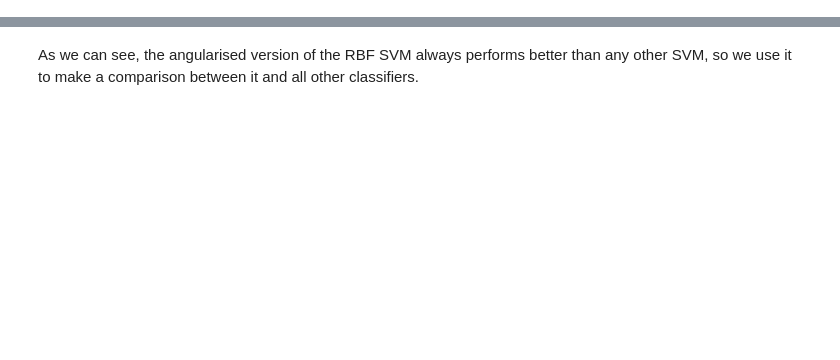
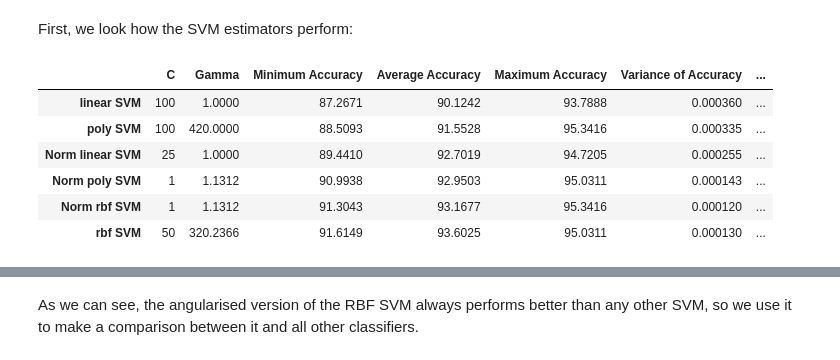
Before and after one commit to jgurakuqi/slt-based-spam-filters, a Jupyter notebook: main.ipynb, the cells around one changed output, grey strips where cells are left out. Cells and saved outputs as stored; diff of their text form; code cells hidden in the pictures; blank space fills up the shorter version.

```diff
--- a/main.ipynb
+++ b/main.ipynb
@@ -119,0 +73,57 @@ Intel(R) Extension for Scikit-learn* enabled (https://github.com/intel/scikit-le
+# %% [markdown]
+First, we look how the SVM estimators perform:
+# %%
+min_accuracy = []
+avg_accuracy = []
+max_accuracy = []
+support_vectors_numbers = []
+elapsed_time = []
+var_of_accuracy = []
+std_of_accuracy = []
+svm_Cs = []
+index = []
+gammas = []
+lowest_min_accuracy = float_info.max;
+for score in svm_scores:
+    act_min = round(score[0].min() * 100, 4)
+    min_accuracy.append(act_min)
+    avg_accuracy.append(round(score[0].mean() * 100, 4))
+    max_accuracy.append(round(score[0].max() * 100, 4))
+    support_vectors_numbers.append(score[1])
+    elapsed_time.append(round(score[2], 4))
+    var_of_accuracy.append(score[0].var())
+    std_of_accuracy.append(score[0].std())
+    svm_Cs.append(score[4])
+    gammas.append(round(score[5], 4))
+    index.append(score[3])
+    lowest_min_accuracy = act_min if lowest_min_accuracy > act_min else lowest_min_accuracy
+
+
+
+
+
+svm_table = pd.DataFrame(
+    {
+        "C" : svm_Cs,
+        "Gamma": gammas,
+        "Minimum Accuracy": min_accuracy,
+        "Average Accuracy": avg_accuracy,
+        "Maximum Accuracy": max_accuracy,
+        "Variance of Accuracy": var_of_accuracy,
+        "Standard deviation of Accuracy": std_of_accuracy,
+        "Elapsed time": elapsed_time,
+        "Number of vectors" : support_vectors_numbers
+    },
+    index=index
+)
+
+svm_table.sort_values(by=['Average Accuracy'])
+# svm_table.style.highlight_max(color = 'lightgreen', axis = 1)
+# %% [output]
+|  | C | Gamma | Minimum Accuracy | Average Accuracy | Maximum Accuracy | Variance of Accuracy | ... |
+| linear SVM | 100 | 1.0000 | 87.2671 | 90.1242 | 93.7888 | 0.000360 | ... |
+| poly SVM | 100 | 420.0000 | 88.5093 | 91.5528 | 95.3416 | 0.000335 | ... |
+| Norm linear SVM | 25 | 1.0000 | 89.4410 | 92.7019 | 94.7205 | 0.000255 | ... |
+| Norm poly SVM | 1 | 1.1312 | 90.9938 | 92.9503 | 95.0311 | 0.000143 | ... |
+| Norm rbf SVM | 1 | 1.1312 | 91.3043 | 93.1677 | 95.3416 | 0.000120 | ... |
+| rbf SVM | 50 | 320.2366 | 91.6149 | 93.6025 | 95.0311 | 0.000130 | ... |
```
Also changed, not shown: parts of 5 cells of this notebook.
